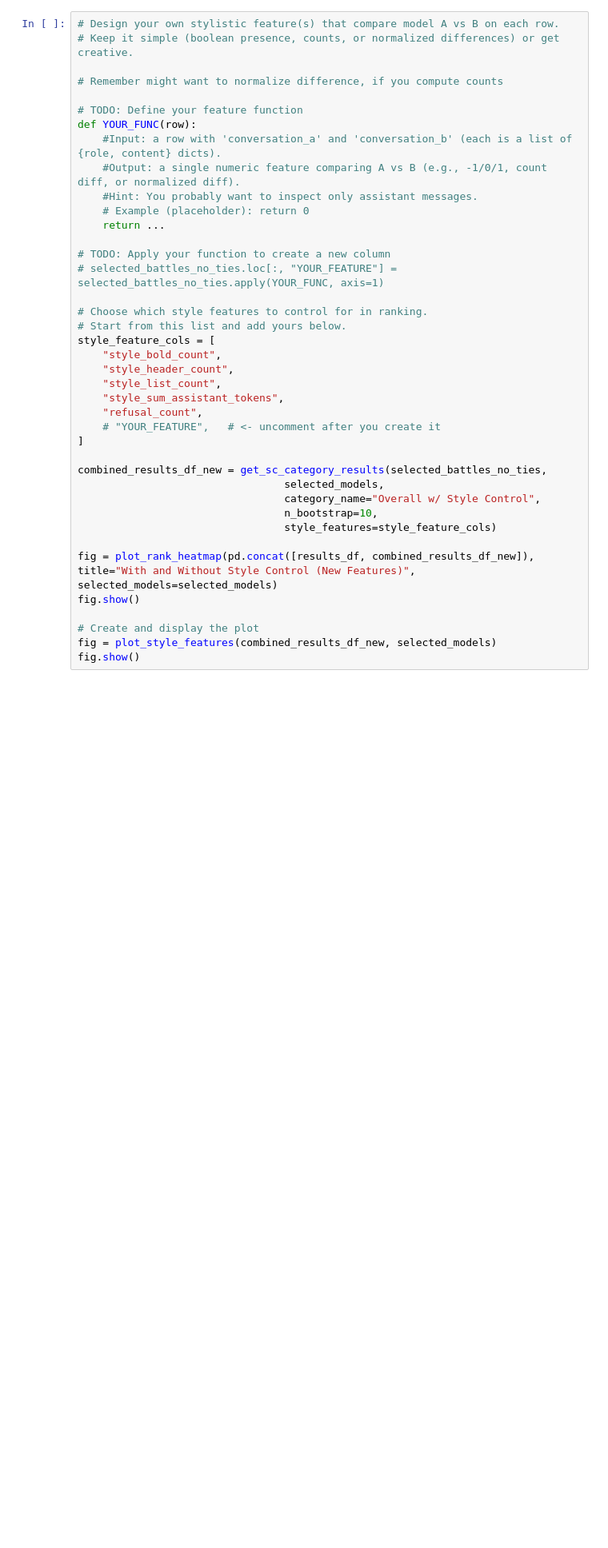
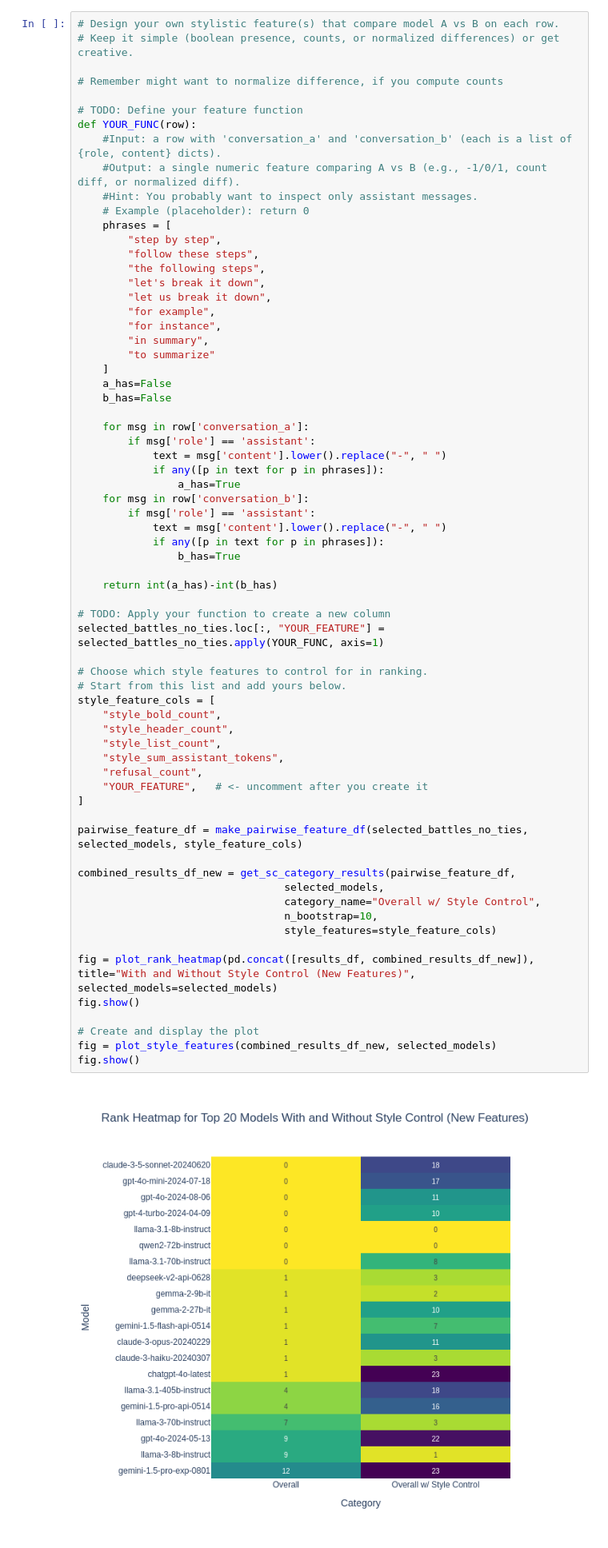
Before and after one commit to AshfordLee/UCB_CS189, a Jupyter notebook: FA25/hw/hw2/arena_style_control.ipynb, the cells around one changed output. Shown: that part at 80% size. Drawn from its saved outputs; the diff is of its cells as text; blank space fills up the shorter version.

```diff
--- a/FA25/hw/hw2/arena_style_control.ipynb
+++ b/FA25/hw/hw2/arena_style_control.ipynb
@@ -1211,34 +1310,63 @@ This is open ended, you don't need to use the features you found above, get crea
 # TODO: Define your feature function
 def YOUR_FUNC(row):
     #Input: a row with 'conversation_a' and 'conversation_b' (each is a list of {role, content} dicts).
     #Output: a single numeric feature comparing A vs B (e.g., -1/0/1, count diff, or normalized diff).
     #Hint: You probably want to inspect only assistant messages.
     # Example (placeholder): return 0
-    return ...
+    phrases = [
+        "step by step",
+        "follow these steps",
+        "the following steps",
+        "let's break it down",
+        "let us break it down",
+        "for example",
+        "for instance",
+        "in summary",
+        "to summarize"
+    ]
+    a_has=False
+    b_has=False
+
+    for msg in row['conversation_a']:
+        if msg['role'] == 'assistant':
+            text = msg['content'].lower().replace("-", " ")
+            if any([p in text for p in phrases]):
+                a_has=True
+    for msg in row['conversation_b']:
+        if msg['role'] == 'assistant':
+            text = msg['content'].lower().replace("-", " ")
+            if any([p in text for p in phrases]):
+                b_has=True
+
+    return int(a_has)-int(b_has)
 
 # TODO: Apply your function to create a new column
-# selected_battles_no_ties.loc[:, "YOUR_FEATURE"] = selected_battles_no_ties.apply(YOUR_FUNC, axis=1)
+selected_battles_no_ties.loc[:, "YOUR_FEATURE"] = selected_battles_no_ties.apply(YOUR_FUNC, axis=1)
 
 # Choose which style features to control for in ranking.
 # Start from this list and add yours below.
 style_feature_cols = [
     "style_bold_count",
     "style_header_count",
     "style_list_count",
     "style_sum_assistant_tokens",
     "refusal_count",
-    # "YOUR_FEATURE",   # <- uncomment after you create it
+    "YOUR_FEATURE",   # <- uncomment after you create it
 ]
 
-combined_results_df_new = get_sc_category_results(selected_battles_no_ties,
+pairwise_feature_df = make_pairwise_feature_df(selected_battles_no_ties, selected_models, style_feature_cols)
+
+combined_results_df_new = get_sc_category_results(pairwise_feature_df,
                                  selected_models,
                                  category_name="Overall w/ Style Control",
                                  n_bootstrap=10,
                                  style_features=style_feature_cols)
 
 fig = plot_rank_heatmap(pd.concat([results_df, combined_results_df_new]), title="With and Without Style Control (New Features)", selected_models=selected_models)
 fig.show()
 
 # Create and display the plot
 fig = plot_style_features(combined_results_df_new, selected_models)
 fig.show()
+# %% [output]
+[figure, added]
```
Also changed, not shown: parts of 9 cells of this notebook, 1 other file.
